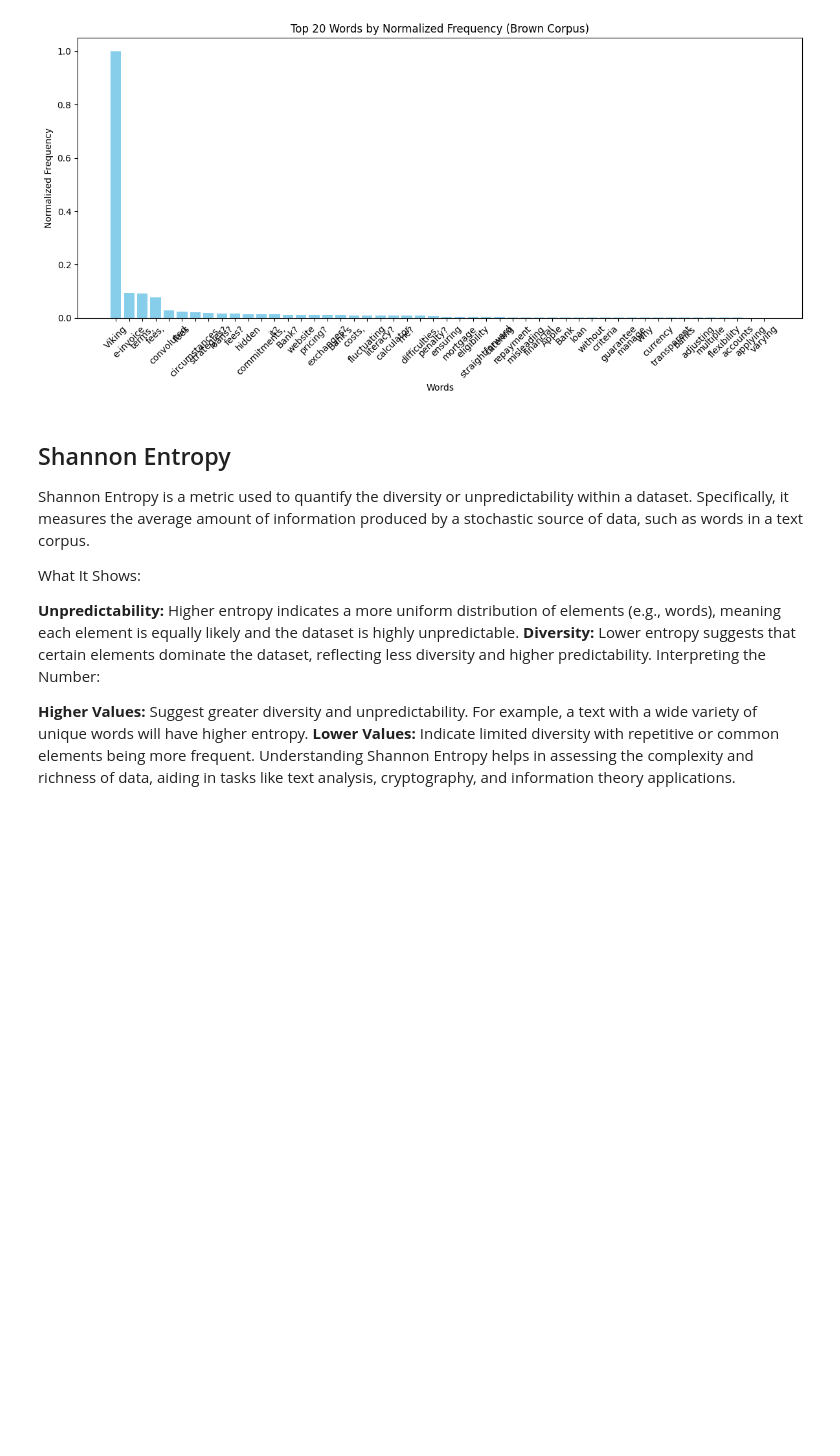
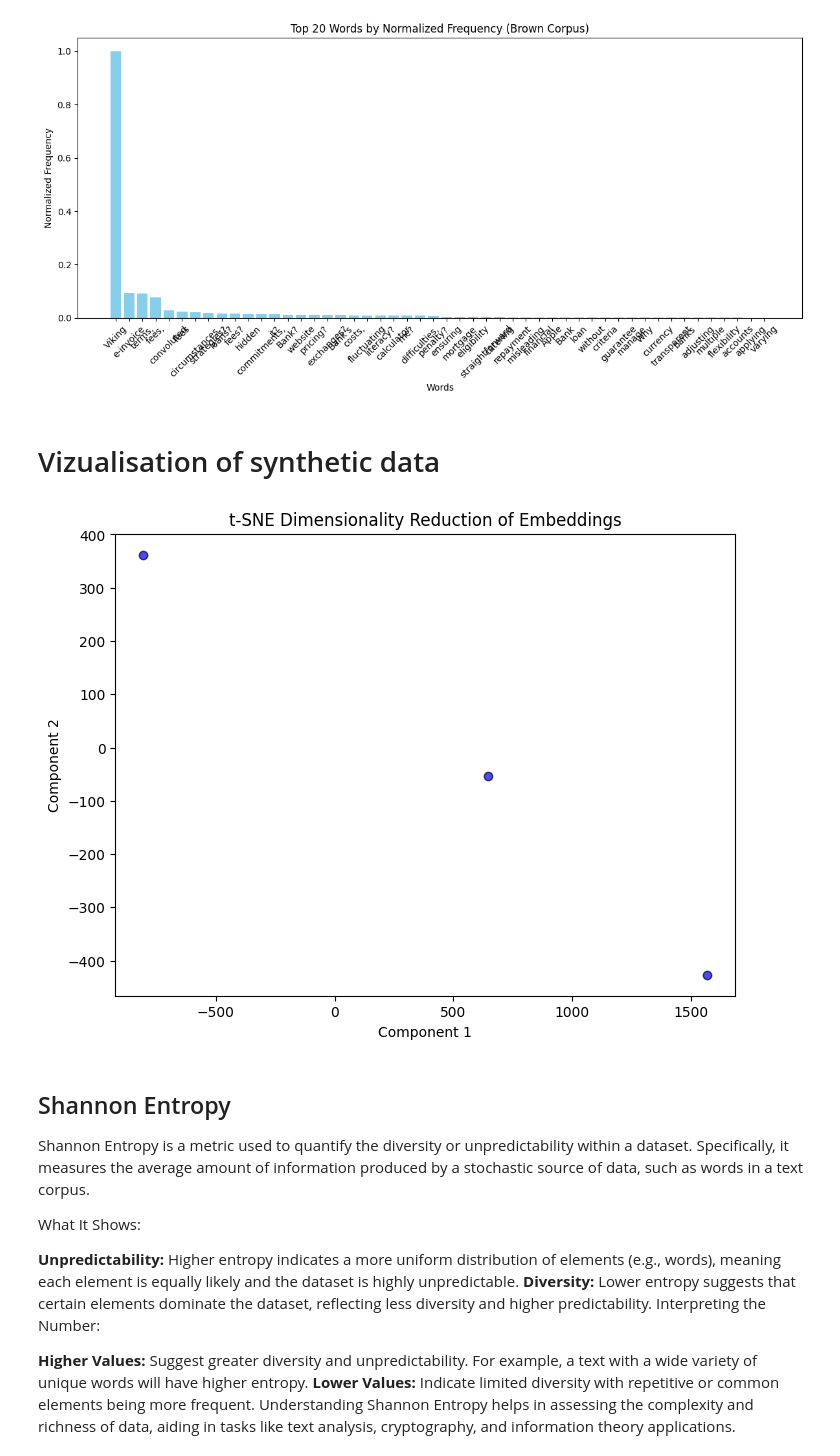
Before and after one commit to albinlonnfalt/AI-Assistant-Alignment-and-Evaluation, a Jupyter notebook: synthetic_data_generator/analyse_generated_data.ipynb, the cells around one changed output. Cells and saved outputs as stored; diff of their text form; code cells hidden in the pictures; blank space fills up the shorter version.

Commit message:
Added embedding and dimension reduction analyses to the notebook.

```diff
--- a/synthetic_data_generator/analyse_generated_data.ipynb
+++ b/synthetic_data_generator/analyse_generated_data.ipynb
@@ -169,6 +171,49 @@ plt.tight_layout()
 plt.show()
 # %% [output]
 [figure]
+# %% [markdown]
+# Vizualisation of synthetic data
+# %%
+import os
+from openai import AzureOpenAI
+
+# Set up Azure OpenAI API credentials
+client = AzureOpenAI(
+    api_version="2023-07-01-preview",
+    azure_endpoint=os.getenv("AZURE_OPENAI_ENDPOINT"),
+    api_key=os.getenv("AZURE_OPENAI_KEY")
+)
+
+data = ["Text 1", "Text 2", "Text 3"]
+
+response = client.embeddings.create(
+    input=data,
+    model=os.getenv("AZURE_OPENAI_EMBEDDINGMODEL")  # Refer to the deployment name from .env file
+)
+
+embeddings = [item.embedding for item in response.data]
+# %%
+import numpy as np
+from sklearn.manifold import TSNE
+
+# Convert embeddings to a NumPy array
+embeddings_array = np.array(embeddings)
+
+# Initialize t-SNE with 2 components for visualization
+tsne = TSNE(n_components=2, perplexity=1, random_state=42)
+reduced_embeddings = tsne.fit_transform(embeddings_array)
+# %%
+import matplotlib.pyplot as plt
+
+# Plot the reduced embeddings
+plt.figure(figsize=(8, 6))
+plt.scatter(reduced_embeddings[:, 0], reduced_embeddings[:, 1], c='blue', edgecolor='k', alpha=0.7)
+plt.title('t-SNE Dimensionality Reduction of Embeddings')
+plt.xlabel('Component 1')
+plt.ylabel('Component 2')
+plt.show()
+# %% [output]
+[figure, added]
 # %% [markdown]
 ## Shannon Entropy
 
```
Also changed, not shown: parts of 2 cells of this notebook, 2 other files.
